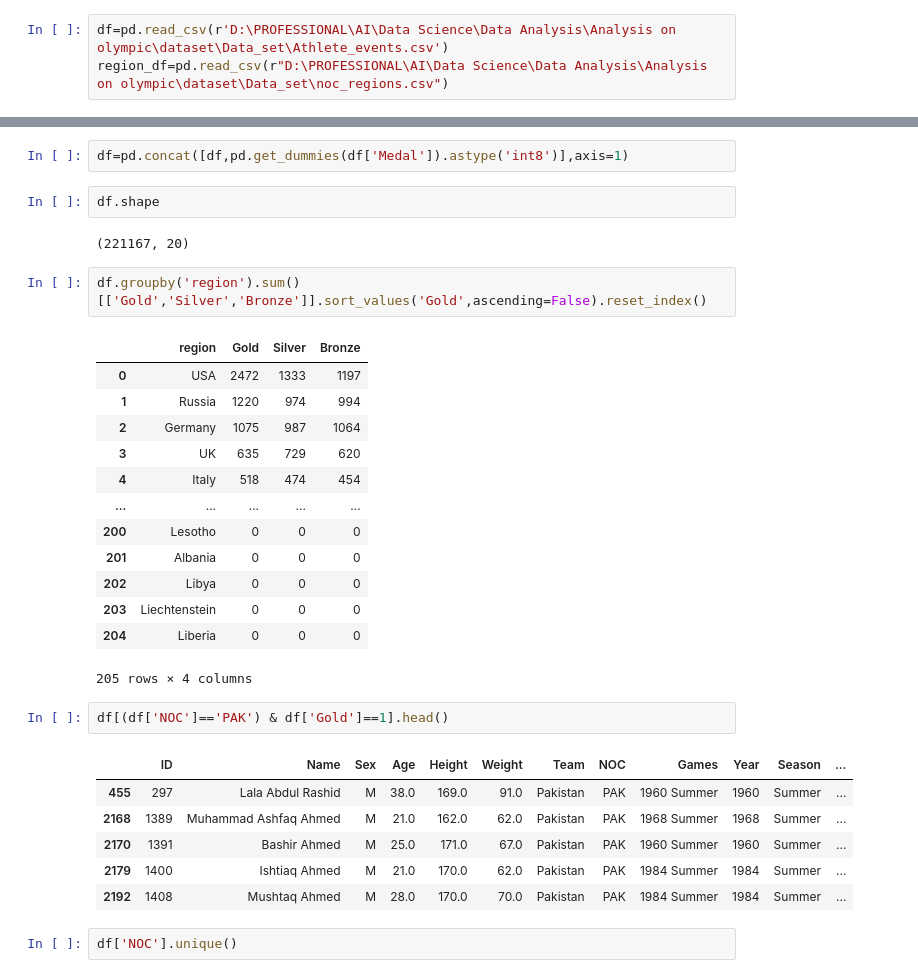
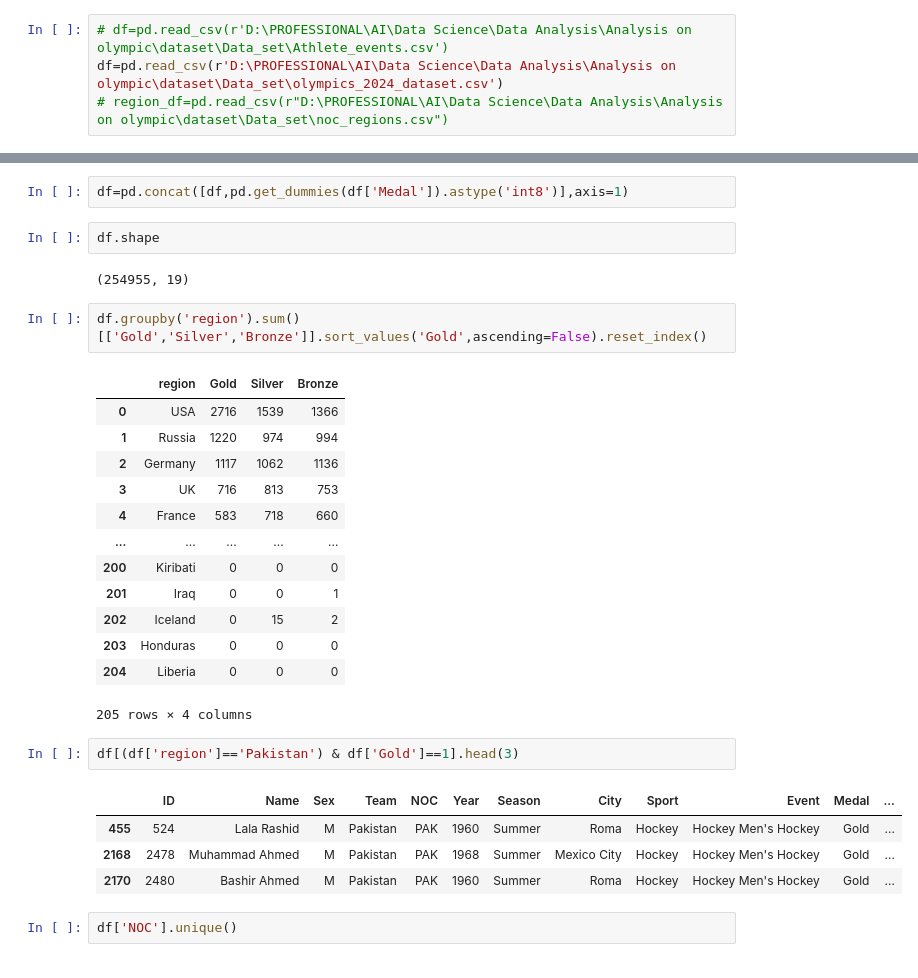
Before and after one commit to Razakhan143/Data-Science, a Jupyter notebook: Data Analysis/Analysis on olympic/Olympic_Analysis.ipynb, the cells around one changed output, grey strips where cells are left out. Drawn from its saved outputs; the diff is of its cells as text.

```diff
--- a/Data Analysis/Analysis on olympic/Olympic_Analysis.ipynb
+++ b/Data Analysis/Analysis on olympic/Olympic_Analysis.ipynb
@@ -4,6 +4,7 @@ import numpy as np
 import matplotlib.pyplot as plt
 import seaborn as sns
 # %%
-df=pd.read_csv(r'D:\PROFESSIONAL\AI\Data Science\Data Analysis\Analysis on olympic\dataset\Data_set\Athlete_events.csv')
-region_df=pd.read_csv(r"D:\PROFESSIONAL\AI\Data Science\Data Analysis\Analysis on olympic\dataset\Data_set\noc_regions.csv")
+# df=pd.read_csv(r'D:\PROFESSIONAL\AI\Data Science\Data Analysis\Analysis on olympic\dataset\Data_set\Athlete_events.csv')
+df=pd.read_csv(r'D:\PROFESSIONAL\AI\Data Science\Data Analysis\Analysis on olympic\dataset\Data_set\olympics_2024_dataset.csv')
+# region_df=pd.read_csv(r"D:\PROFESSIONAL\AI\Data Science\Data Analysis\Analysis on olympic\dataset\Data_set\noc_regions.csv")
 # %%
@@ -85,32 +74,30 @@ df=pd.concat([df,pd.get_dummies(df['Medal']).astype('int8')],axis=1)
 # %%
 df.shape
 # %% [output]
-(221167, 20)
+(254955, 19)
 # %%
 df.groupby('region').sum()[['Gold','Silver','Bronze']].sort_values('Gold',ascending=False).reset_index()
 # %% [output]
 |  | region | Gold | Silver | Bronze |
-| 0 | USA | 2472 | 1333 | 1197 |
+| 0 | USA | 2716 | 1539 | 1366 |
 | 1 | Russia | 1220 | 974 | 994 |
-| 2 | Germany | 1075 | 987 | 1064 |
-| 3 | UK | 635 | 729 | 620 |
-| 4 | Italy | 518 | 474 | 454 |
+| 2 | Germany | 1117 | 1062 | 1136 |
+| 3 | UK | 716 | 813 | 753 |
+| 4 | France | 583 | 718 | 660 |
 | ... | ... | ... | ... | ... |
-| 200 | Lesotho | 0 | 0 | 0 |
-| 201 | Albania | 0 | 0 | 0 |
-| 202 | Libya | 0 | 0 | 0 |
-| 203 | Liechtenstein | 0 | 0 | 0 |
+| 200 | Kiribati | 0 | 0 | 0 |
+| 201 | Iraq | 0 | 0 | 1 |
+| 202 | Iceland | 0 | 15 | 2 |
+| 203 | Honduras | 0 | 0 | 0 |
 | 204 | Liberia | 0 | 0 | 0 |
 205 rows × 4 columns
 # %%
-df[(df['NOC']=='PAK') & df['Gold']==1].head()
+df[(df['region']=='Pakistan') & df['Gold']==1].head(3)
 # %% [output]
-|  | ID | Name | Sex | Age | Height | Weight | Team | NOC | Games | Year | Season | ... |
-| 455 | 297 | Lala Abdul Rashid | M | 38.0 | 169.0 | 91.0 | Pakistan | PAK | 1960 Summer | 1960 | Summer | ... |
-| 2168 | 1389 | Muhammad Ashfaq Ahmed | M | 21.0 | 162.0 | 62.0 | Pakistan | PAK | 1968 Summer | 1968 | Summer | ... |
-| 2170 | 1391 | Bashir Ahmed | M | 25.0 | 171.0 | 67.0 | Pakistan | PAK | 1960 Summer | 1960 | Summer | ... |
-| 2179 | 1400 | Ishtiaq Ahmed | M | 21.0 | 170.0 | 62.0 | Pakistan | PAK | 1984 Summer | 1984 | Summer | ... |
-| 2192 | 1408 | Mushtaq Ahmed | M | 28.0 | 170.0 | 70.0 | Pakistan | PAK | 1984 Summer | 1984 | Summer | ... |
+|  | ID | Name | Sex | Team | NOC | Year | Season | City | Sport | Event | Medal | ... |
+| 455 | 524 | Lala Rashid | M | Pakistan | PAK | 1960 | Summer | Roma | Hockey | Hockey Men's Hockey | Gold | ... |
+| 2168 | 2478 | Muhammad Ahmed | M | Pakistan | PAK | 1968 | Summer | Mexico City | Hockey | Hockey Men's Hockey | Gold | ... |
+| 2170 | 2480 | Bashir Ahmed | M | Pakistan | PAK | 1960 | Summer | Roma | Hockey | Hockey Men's Hockey | Gold | ... |
 # %%
 df['NOC'].unique()
 # %% [output]
```
Also changed, not shown: parts of 7 cells of this notebook, 3 other files.
